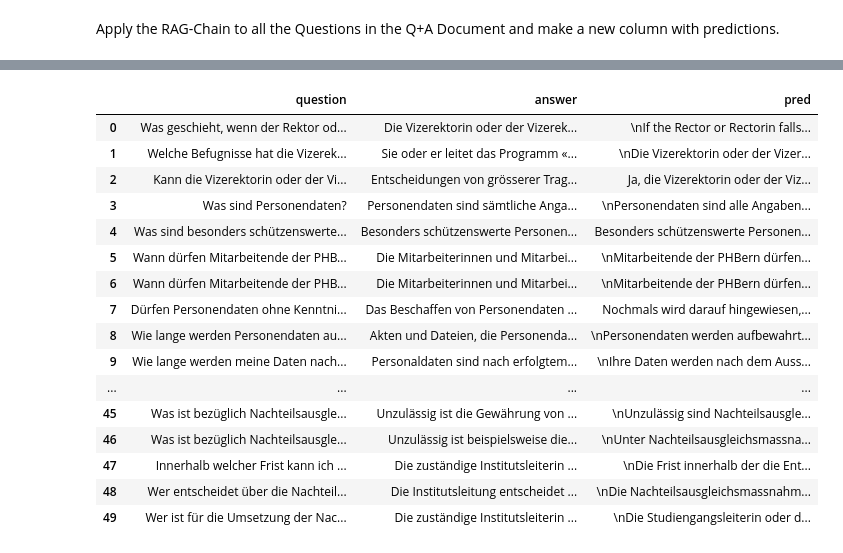
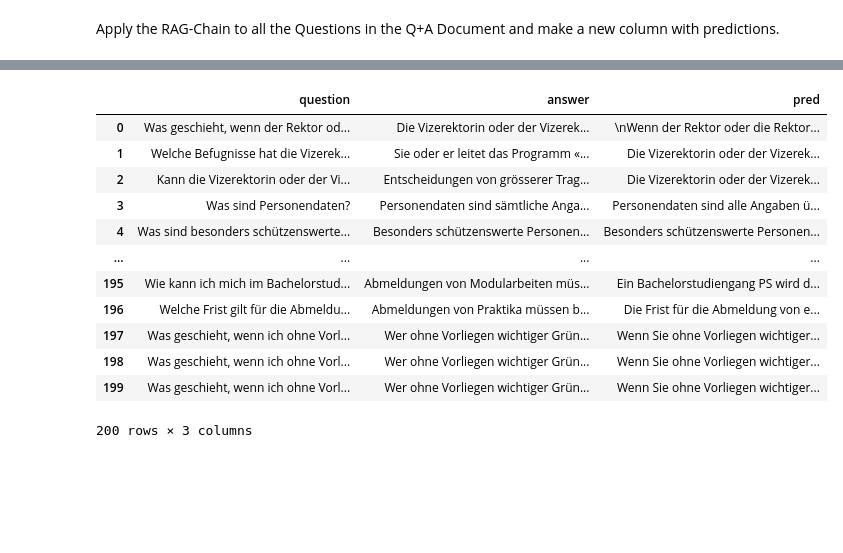
Before and after one commit to marc1971/Assignement-Module4-CAS-NLP, a Jupyter notebook: final_project_main.ipynb, the cells around one changed output, grey strips where cells are left out. Drawn from its saved outputs; the diff is of its cells as text; code cells hidden in the pictures; blank space fills up the shorter version.

```diff
--- a/final_project_main.ipynb
+++ b/final_project_main.ipynb
@@ -102,7 +107,7 @@ if compute_dtype == torch.float16 and use_4bit:
 #################################################################
 model = AutoModelForCausalLM.from_pretrained(
     model_name,
-    quantization_config=bnb_config,
+    quantization_config=bnb_config
 )
 # %% [output]
 The secret `HF_TOKEN` does not exist in your Colab secrets.
@@ -336,13 +344,10 @@ retriever = db.as_retriever(
 # %% [markdown]
 ### Create PromptTemplate and LLMChain
 # %%
-prompt_template =
-
-"""
+prompt_template = """
 ### [INST]
 
-Instruction: Answer the question based on your
-knowledge about PHBern. Answer in german! Here is context to help:
+Instruction: Beantworte die Frage aufgrund deines Wissens über die PHBern. Antworte in zwei bis drei DEUTSCHEN Sätzen! Hier ist der context als Hilfe:
 
 {context}
 
@@ -360,6 +365,9 @@ prompt = PromptTemplate(
 
 # Create llm chain by pasting together the Text_generation-Pipeline 'mistral_lmm' and the prompt
 llm_chain = LLMChain(llm=mistral_llm, prompt=prompt)
+
+
+#Answer the question based on your knowledge about PHBern. Answer in german! Here is context to help:
 # %%
 llm_chain.invoke({"context": "", "question": "Wie lange werden meine Arbeitszeugnisse an der PHBern aufbewahrt?"})
 # %% [output]
@@ -403,4 +411,4 @@ import tqdm
 # %%
+n_preds = 200
 
-
-df['pred'] = df['question'][:50].apply(lambda x: rag_chain.invoke(x)['text'])
+df['pred'] = df['question'][:n_preds].apply(lambda x: rag_chain.invoke(x)['text'])
@@ -420,22 +424,18 @@ df.head()
-# %%
-df[['question', 'answer', 'pred']][:50]
-# %% [output]
-|  | question | answer | pred |
-| 0 | Was geschieht, wenn der Rektor od... | Die Vizerektorin oder der Vizerek... | \nIf the Rector or Rectorin falls... |
-| 1 | Welche Befugnisse hat die Vizerek... | Sie oder er leitet das Programm «... | \nDie Vizerektorin oder der Vizer... |
-| 2 | Kann die Vizerektorin oder der Vi... | Entscheidungen von grösserer Trag... | Ja, die Vizerektorin oder der Viz... |
-| 3 | Was sind Personendaten? | Personendaten sind sämtliche Anga... | \nPersonendaten sind alle Angaben... |
-| 4 | Was sind besonders schützenswerte... | Besonders schützenswerte Personen... | Besonders schützenswerte Personen... |
-| 5 | Wann dürfen Mitarbeitende der PHB... | Die Mitarbeiterinnen und Mitarbei... | \nMitarbeitende der PHBern dürfen... |
-| 6 | Wann dürfen Mitarbeitende der PHB... | Die Mitarbeiterinnen und Mitarbei... | \nMitarbeitende der PHBern dürfen... |
-| 7 | Dürfen Personendaten ohne Kenntni... | Das Beschaffen von Personendaten ... | Nochmals wird darauf hingewiesen,... |
-| 8 | Wie lange werden Personendaten au... | Akten und Dateien, die Personenda... | \nPersonendaten werden aufbewahrt... |
-| 9 | Wie lange werden meine Daten nach... | Personaldaten sind nach erfolgtem... | \nIhre Daten werden nach dem Auss... |
-| ... | ... | ... | ... |
-| 45 | Was ist bezüglich Nachteilsausgle... | Unzulässig ist die Gewährung von ... | \nUnzulässig sind Nachteilsausgle... |
-| 46 | Was ist bezüglich Nachteilsausgle... | Unzulässig ist beispielsweise die... | \nUnter Nachteilsausgleichsmassna... |
-| 47 | Innerhalb welcher Frist kann ich ... | Die zuständige Institutsleiterin ... | \nDie Frist innerhalb der die Ent... |
-| 48 | Wer entscheidet über die Nachteil... | Die Institutsleitung entscheidet ... | \nDie Nachteilsausgleichsmassnahm... |
-| 49 | Wer ist für die Umsetzung der Nac... | Die zuständige Institutsleiterin ... | \nDie Studiengangsleiterin oder d... |
 # %%
 df.to_excel(r"/content/drive/My Drive/ColabNotebooks/CAS_NLP_final_project/QA_pred.xlsx", index=False)
+# %%
+df[['question', 'answer', 'pred']][:n_preds]
+# %% [output]
+|  | question | answer | pred |
+| 0 | Was geschieht, wenn der Rektor od... | Die Vizerektorin oder der Vizerek... | \nWenn der Rektor oder die Rektor... |
+| 1 | Welche Befugnisse hat die Vizerek... | Sie oder er leitet das Programm «... | Die Vizerektorin oder der Vizerek... |
+| 2 | Kann die Vizerektorin oder der Vi... | Entscheidungen von grösserer Trag... | Die Vizerektorin oder der Vizerek... |
+| 3 | Was sind Personendaten? | Personendaten sind sämtliche Anga... | Personendaten sind alle Angaben ü... |
+| 4 | Was sind besonders schützenswerte... | Besonders schützenswerte Personen... | Besonders schützenswerte Personen... |
+| ... | ... | ... | ... |
+| 195 | Wie kann ich mich im Bachelorstud... | Abmeldungen von Modularbeiten müs... | Ein Bachelorstudiengang PS wird d... |
+| 196 | Welche Frist gilt für die Abmeldu... | Abmeldungen von Praktika müssen b... | Die Frist für die Abmeldung von e... |
+| 197 | Was geschieht, wenn ich ohne Vorl... | Wer ohne Vorliegen wichtiger Grün... | Wenn Sie ohne Vorliegen wichtiger... |
+| 198 | Was geschieht, wenn ich ohne Vorl... | Wer ohne Vorliegen wichtiger Grün... | Wenn Sie ohne Vorliegen wichtiger... |
+| 199 | Was geschieht, wenn ich ohne Vorl... | Wer ohne Vorliegen wichtiger Grün... | Wenn Sie ohne Vorliegen wichtiger... |
+200 rows × 3 columns
```
Also changed, not shown: parts of 27 cells of this notebook.
